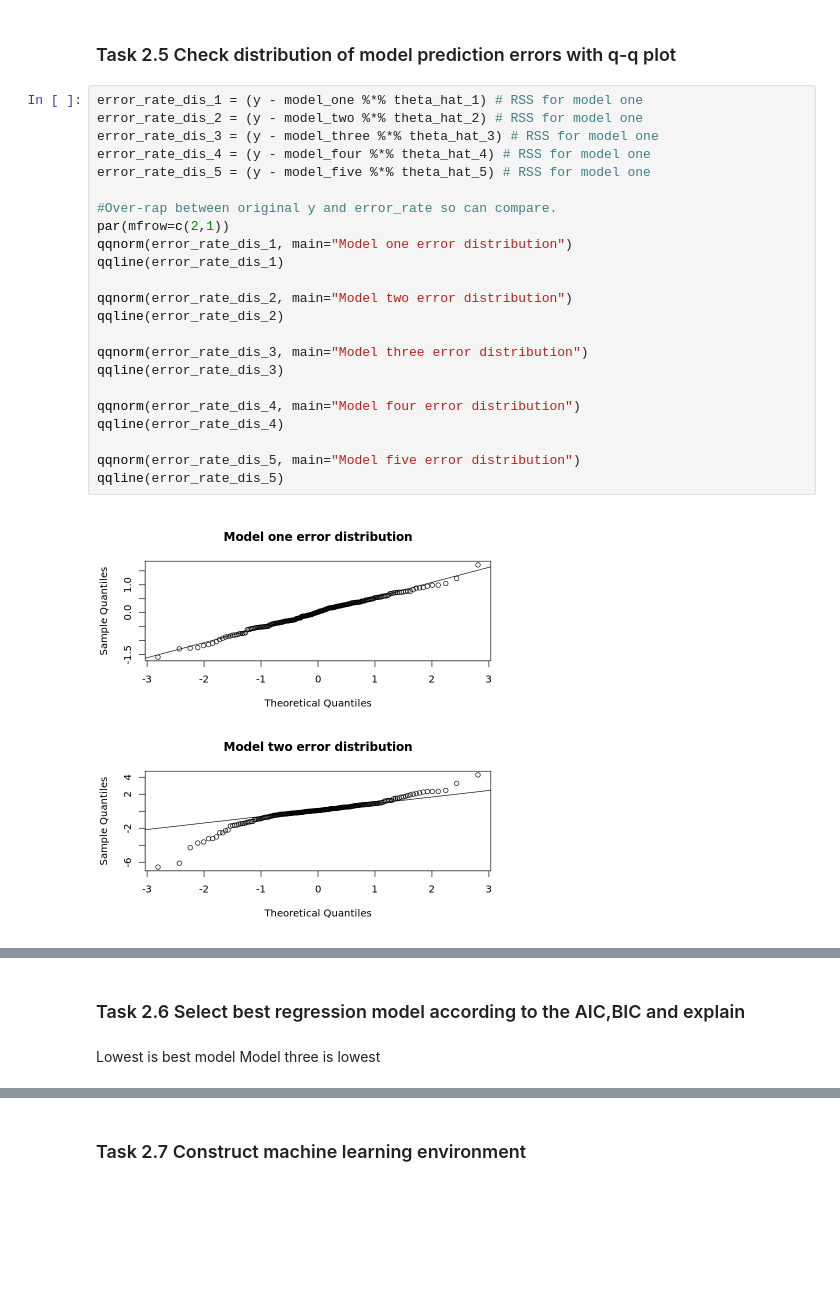
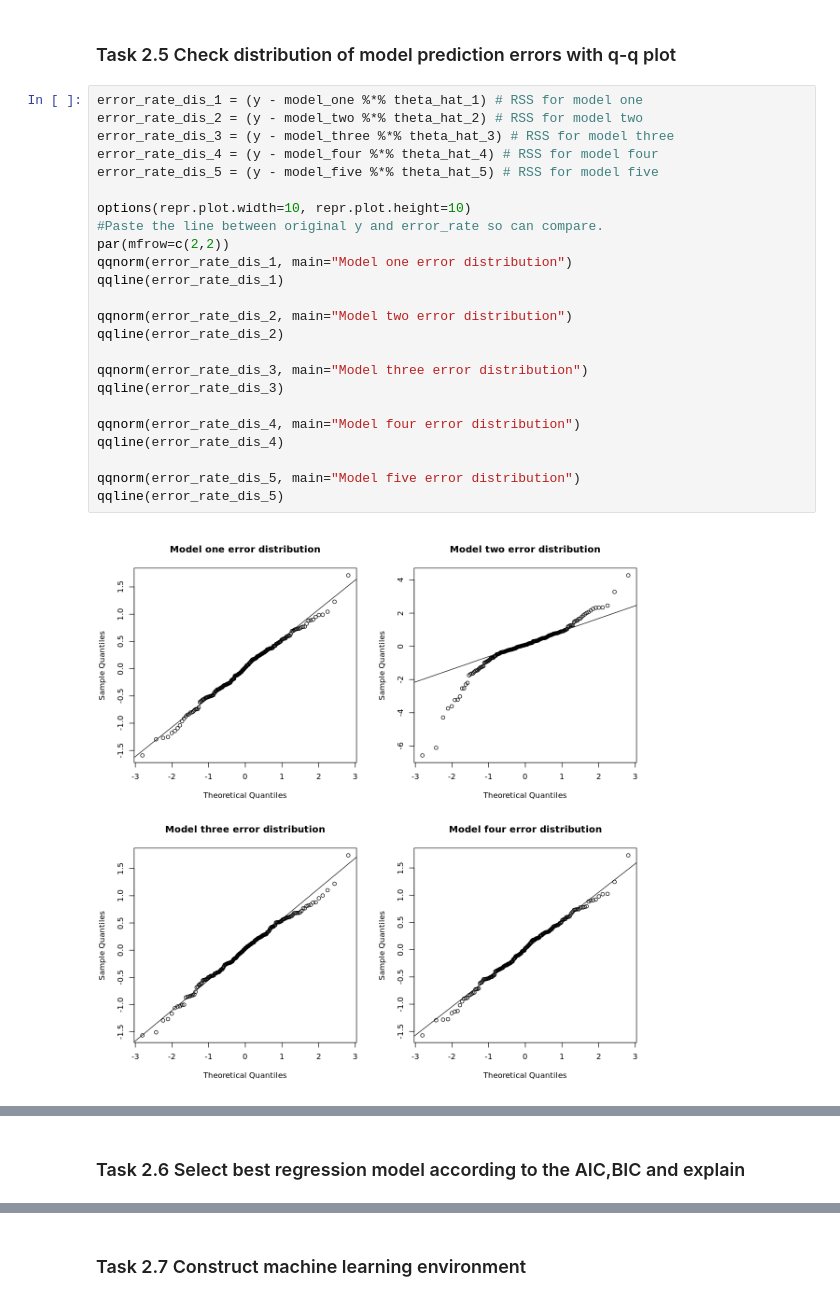
Before and after one commit to chois11/7089CEM-EEG, a Jupyter notebook: EEG_v1.2.ipynb, the cells around one changed output, grey strips where cells are left out. Drawn from its saved outputs; the diff is of its cells as text; blank space fills up the shorter version.

```diff
--- a/EEG_v1.2.ipynb
+++ b/EEG_v1.2.ipynb
@@ -387,26 +402,27 @@ print(BIC_5)
 ### Task 2.5 Check distribution of model prediction errors with q-q plot
 # %%
 error_rate_dis_1 = (y - model_one %*% theta_hat_1) # RSS for model one
-error_rate_dis_2 = (y - model_two %*% theta_hat_2) # RSS for model one
-error_rate_dis_3 = (y - model_three %*% theta_hat_3) # RSS for model one
-error_rate_dis_4 = (y - model_four %*% theta_hat_4) # RSS for model one
-error_rate_dis_5 = (y - model_five %*% theta_hat_5) # RSS for model one
+error_rate_dis_2 = (y - model_two %*% theta_hat_2) # RSS for model two
+error_rate_dis_3 = (y - model_three %*% theta_hat_3) # RSS for model three
+error_rate_dis_4 = (y - model_four %*% theta_hat_4) # RSS for model four
+error_rate_dis_5 = (y - model_five %*% theta_hat_5) # RSS for model five
 
-#Over-rap between original y and error_rate so can compare.
-par(mfrow=c(2,1))
+options(repr.plot.width=10, repr.plot.height=10)
+#Paste the line between original y and error_rate so can compare.
+par(mfrow=c(2,2))
 qqnorm(error_rate_dis_1, main="Model one error distribution")
 qqline(error_rate_dis_1)
 
 qqnorm(error_rate_dis_2, main="Model two error distribution")
 qqline(error_rate_dis_2)
 
 qqnorm(error_rate_dis_3, main="Model three error distribution")
 qqline(error_rate_dis_3)
 
 qqnorm(error_rate_dis_4, main="Model four error distribution")
 qqline(error_rate_dis_4)
 
 qqnorm(error_rate_dis_5, main="Model five error distribution")
 qqline(error_rate_dis_5)
 # %% [output]
-[figure, old version]
+[figure, new version]
@@ -415,5 +430,2 @@ qqline(error_rate_dis_5)
 # %% [markdown]
 ### Task 2.6 Select best regression model according to the AIC,BIC and explain
-# %% [markdown]
-Lowest is best model
-Model three is lowest
```
Also changed, not shown: parts of 20 cells of this notebook.
